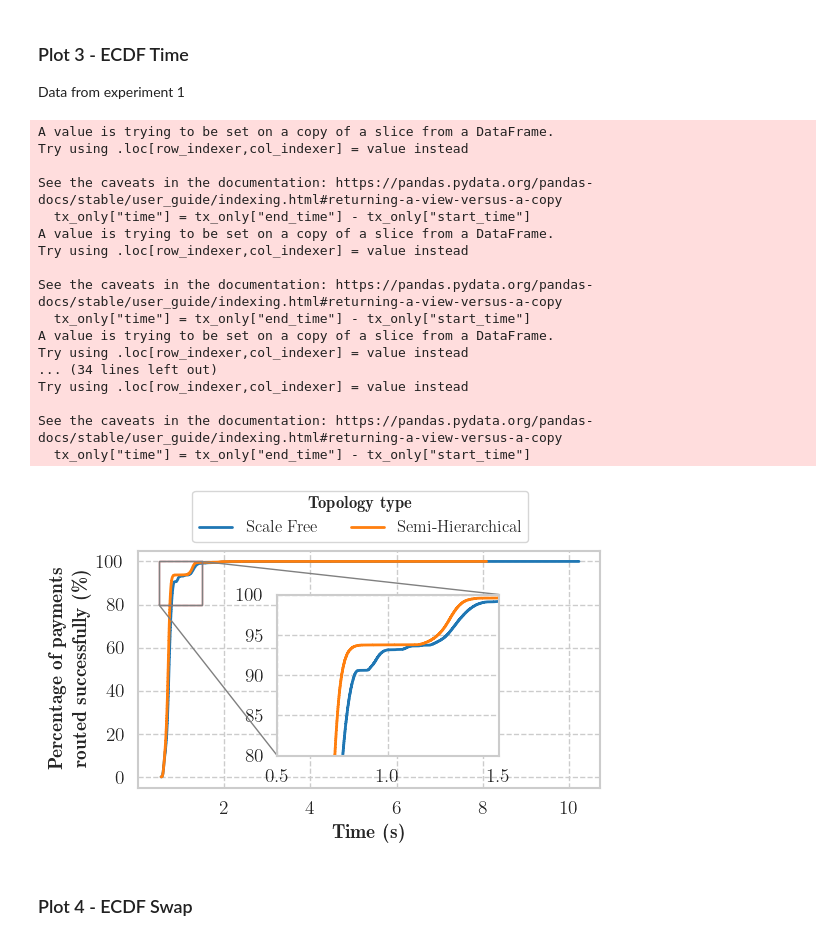
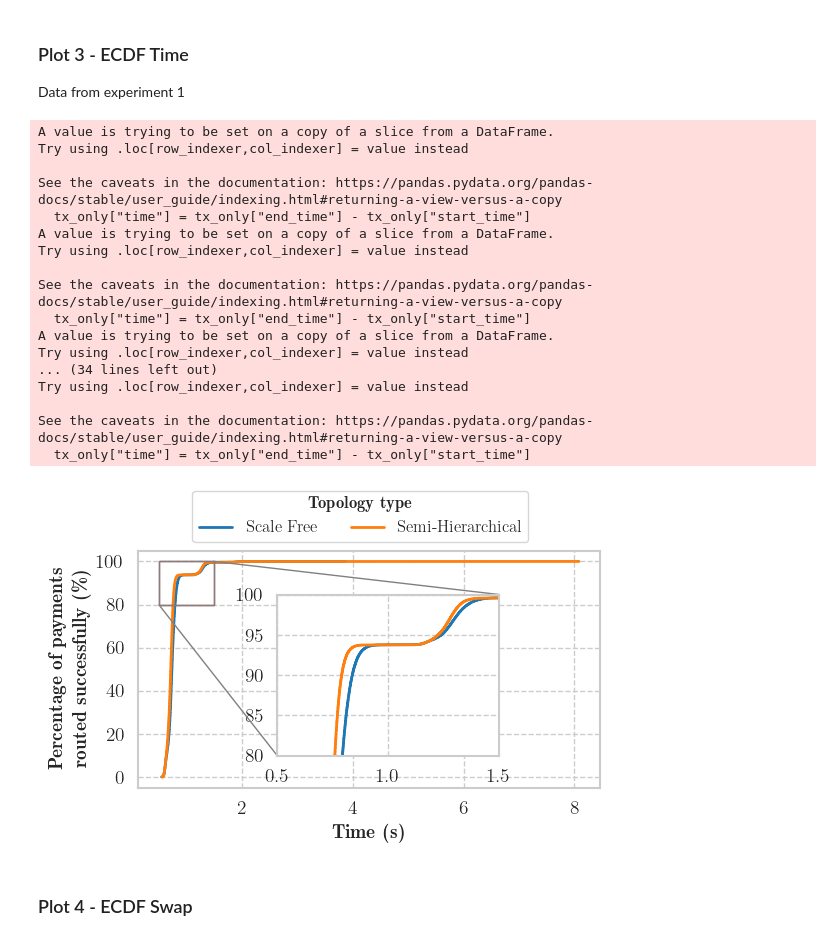
Before and after one commit to bancaditalia/itcoin-pcn-simulator, a Jupyter notebook: experiments/2024_COMCOM/COMCOM24.ipynb, the cells around one changed output. Cells and saved outputs as stored; diff of their text form; code cells hidden in the pictures.

```diff
--- a/experiments/2024_COMCOM/COMCOM24.ipynb
+++ b/experiments/2024_COMCOM/COMCOM24.ipynb
@@ -329,10 +362,10 @@ def _ecdf(data):
     y = np.arange(1, n + 1) / n
     return x, y
 
-# 0.0018
-def read_time_data(topology_type):
+
+def read_time_data(topology_type, folder_name):
     # Define the root directory
-    root_dir = Path(f'results/exp-1/{topology_type}/0.0018-FULL')
+    root_dir = Path(f'results/exp-1/{topology_type}/{folder_name}')
 
     # Initialize a list to hold the DataFrames
     times = []
@@ -357,8 +390,8 @@ def read_time_data(topology_type):
     return ecdfs
 
 def plot3(ax):
-    SH_time_ecdf = read_time_data('SH_PCN')
-    SF_time_ecdf = read_time_data('SF_PCN')
+    SH_time_ecdf = read_time_data('SH_PCN','0.0018-FULL')
+    SF_time_ecdf = read_time_data('SF_PCN','0.01-FULL')
 
     SH_mean_x = np.mean([row[0] for row in SH_time_ecdf], axis=0)
     SH_mean_y = np.mean([row[1] for row in SH_time_ecdf], axis=0)
@@ -424,34 +457,34 @@ def plot3(ax):
 
 fig, ax = plt.subplots(1, 1, figsize=(6,4))
 plot3(ax)
 plt.tight_layout()
 plt.show()
 fig.savefig(
     "./plots/plot3.pdf",
     format="pdf",
     pad_inches=0,
     bbox_inches="tight"
 )
 plt.close(fig)
 # %% [output]
 A value is trying to be set on a copy of a slice from a DataFrame.
 Try using .loc[row_indexer,col_indexer] = value instead
 
 See the caveats in the documentation: https://pandas.pydata.org/pandas-docs/stable/user_guide/indexing.html#returning-a-view-versus-a-copy
   tx_only["time"] = tx_only["end_time"] - tx_only["start_time"]
 A value is trying to be set on a copy of a slice from a DataFrame.
 Try using .loc[row_indexer,col_indexer] = value instead
 
 See the caveats in the documentation: https://pandas.pydata.org/pandas-docs/stable/user_guide/indexing.html#returning-a-view-versus-a-copy
   tx_only["time"] = tx_only["end_time"] - tx_only["start_time"]
 A value is trying to be set on a copy of a slice from a DataFrame.
 Try using .loc[row_indexer,col_indexer] = value instead
 ... (34 lines left out)
 Try using .loc[row_indexer,col_indexer] = value instead
 
 See the caveats in the documentation: https://pandas.pydata.org/pandas-docs/stable/user_guide/indexing.html#returning-a-view-versus-a-copy
   tx_only["time"] = tx_only["end_time"] - tx_only["start_time"]
-[figure, old version]
+[figure, new version]
 # %% [markdown]
 ### Plot 4 - ECDF Swap
 # %%
```
Also changed, not shown: parts of 8 cells of this notebook.
